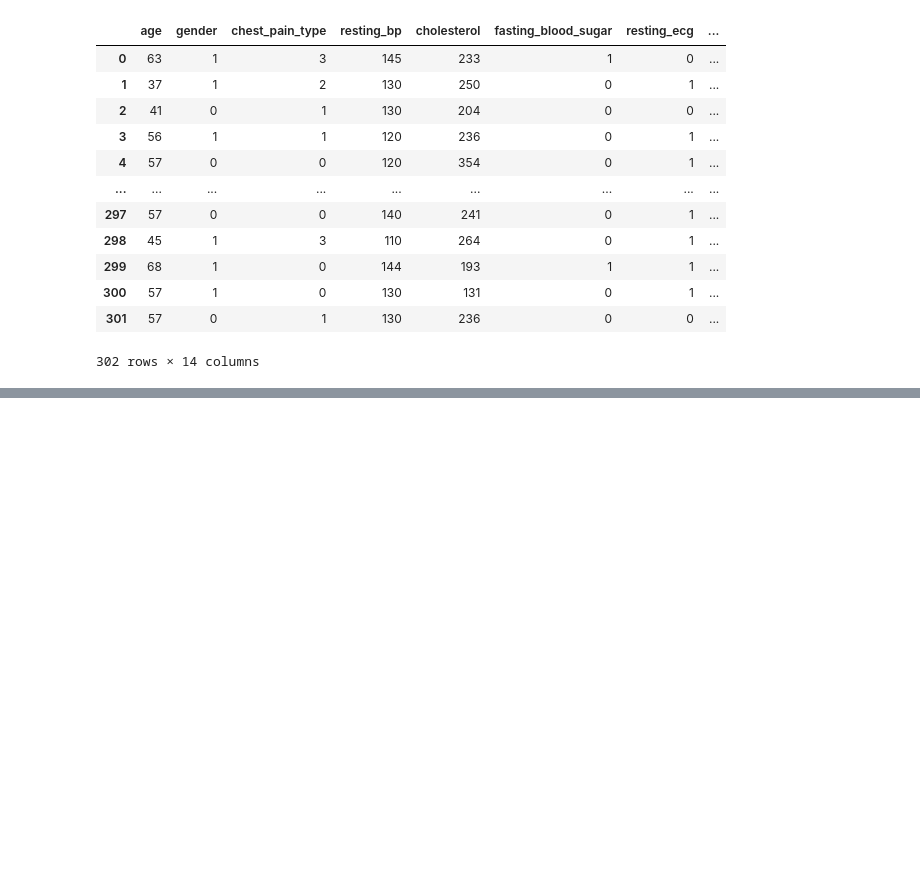
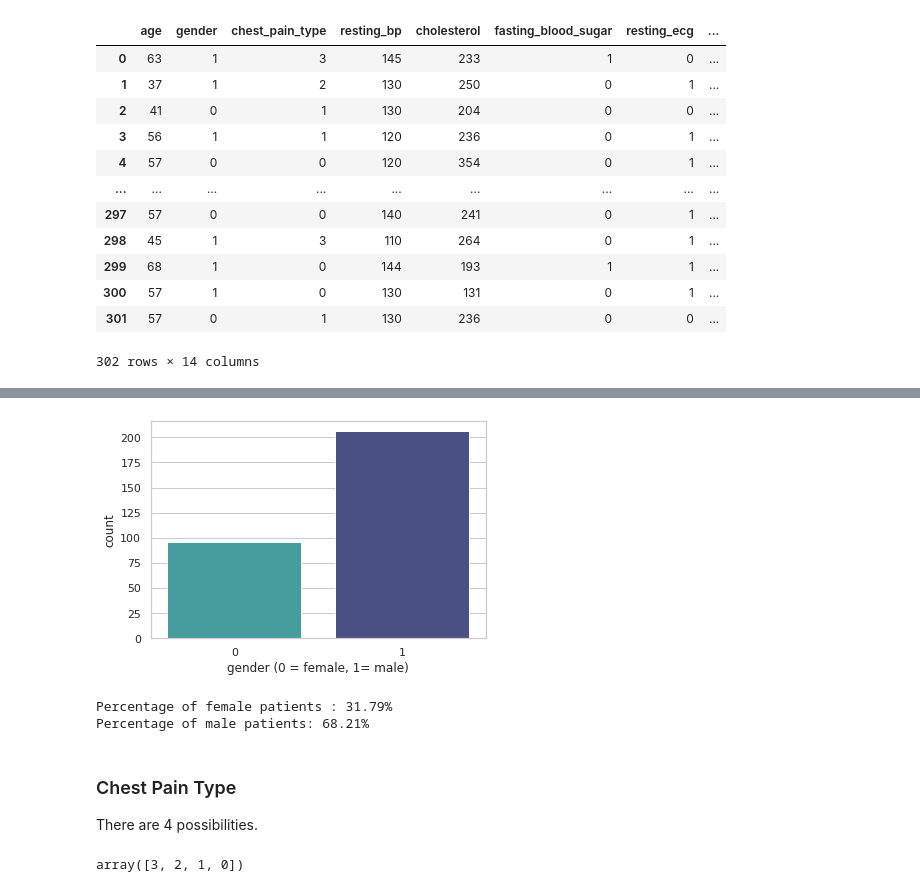
Before and after one commit to KruttikaBhat/Heart-Disease-Prediction, a Jupyter notebook: Descriptive Analytics.ipynb, the cells around one changed output, grey strips where cells are left out. Cells and saved outputs as stored; diff of their text form; code cells hidden in the pictures; blank space fills up the shorter version.

```diff
--- a/Descriptive Analytics.ipynb
+++ b/Descriptive Analytics.ipynb
@@ -29,0 +53,20 @@ plt.show()
+# %%
+sns.countplot(x='gender', data=data, palette="mako_r")
+plt.xlabel("gender (0 = female, 1= male)")
+plt.show()
+
+male = len(data[data['gender'] == 1])
+female = len(data[data['gender'] == 0])
+print("Percentage of female patients : {:.2f}%".format(female/total*100))
+print("Percentage of male patients: {:.2f}%".format(male/total*100))
+# %% [output]
+[figure, added]
+Percentage of female patients : 31.79%
+Percentage of male patients: 68.21%
+# %% [markdown]
+### Chest Pain Type
+There are 4 possibilities.
+# %%
+data['chest_pain_type'].unique()
+# %% [output]
+array([3, 2, 1, 0])
```
Also changed, not shown: parts of 26 cells of this notebook.
